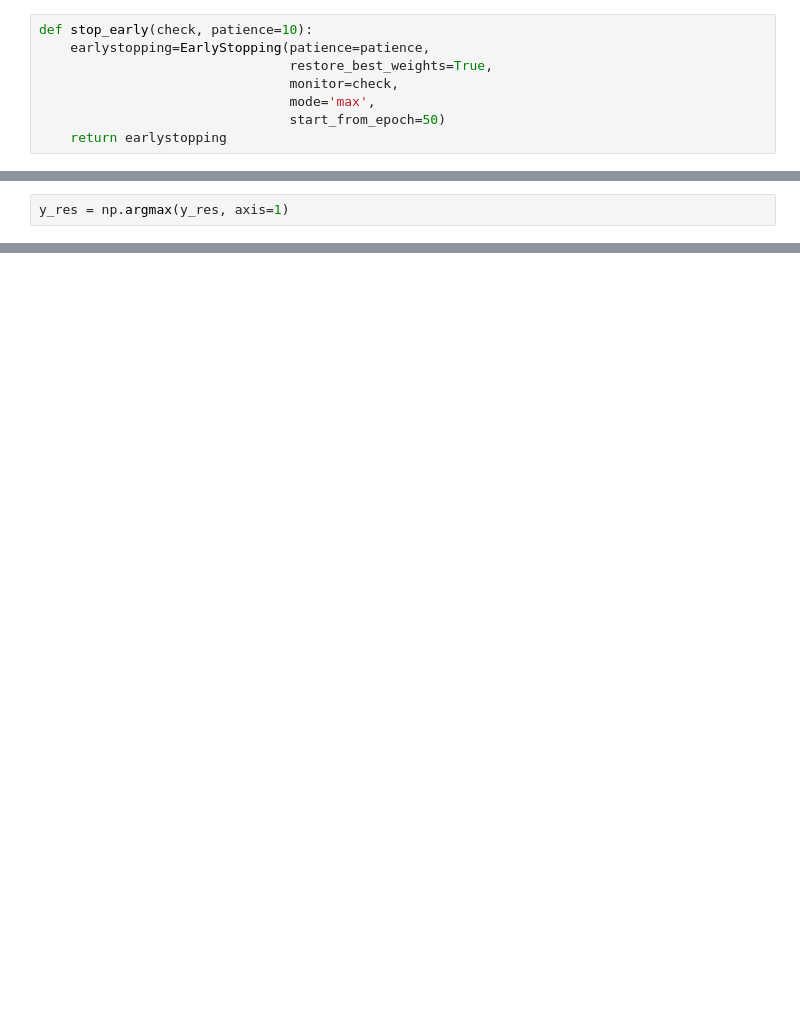
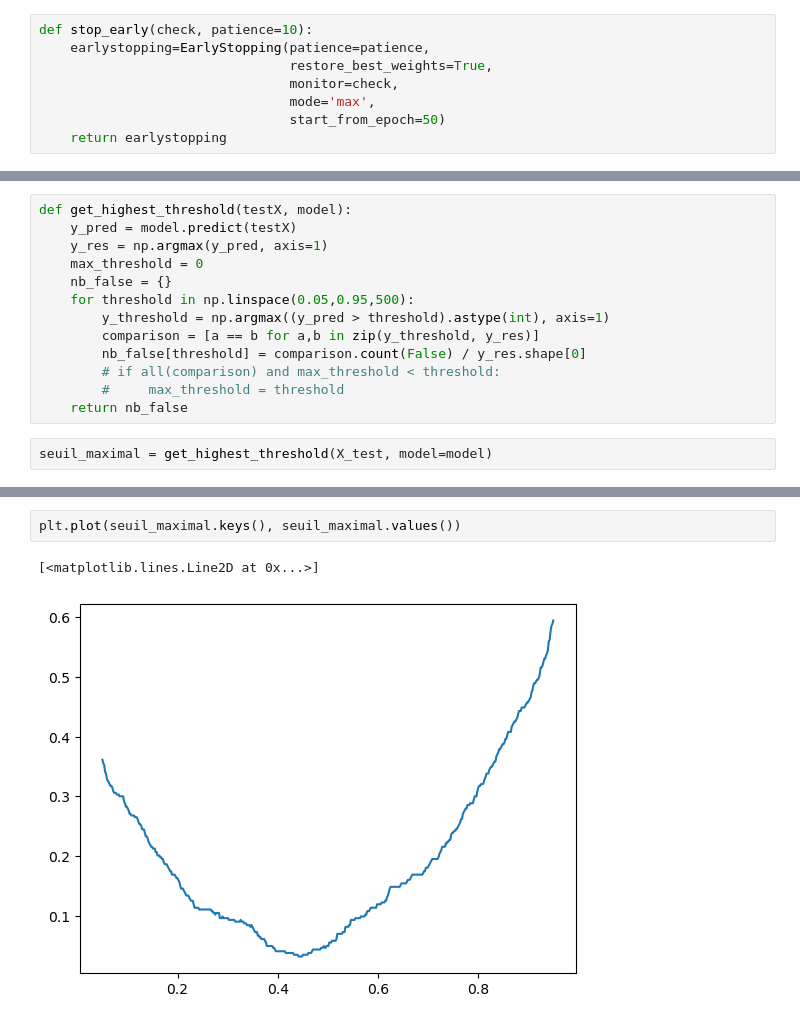
Before and after one commit to dimcaputo/Ital-PIT, a Jupyter notebook: essai.ipynb, the cells around one changed output, grey strips where cells are left out. Cells and saved outputs as stored; diff of their text form; blank space fills up the shorter version.

Commit message:
thresholding tests for the NN results

```diff
--- a/essai.ipynb
+++ b/essai.ipynb
@@ -149,2 +127,0 @@ array([[False,  True, False, ..., False, False, False],
-# %%
-y_res = np.argmax(y_res, axis=1)
@@ -190,0 +128,15 @@ weighted avg       0.86      0.85      0.85       343
+# %%
+def get_highest_threshold(testX, model):
+    y_pred = model.predict(testX)
+    y_res = np.argmax(y_pred, axis=1)
+    max_threshold = 0
+    nb_false = {}
+    for threshold in np.linspace(0.05,0.95,500):
+        y_threshold = np.argmax((y_pred > threshold).astype(int), axis=1)
+        comparison = [a == b for a,b in zip(y_threshold, y_res)]
+        nb_false[threshold] = comparison.count(False) / y_res.shape[0]
+        # if all(comparison) and max_threshold < threshold:
+        #     max_threshold = threshold
+    return nb_false
+# %%
+seuil_maximal = get_highest_threshold(X_test, model=model)
@@ -190,0 +165,5 @@ weighted avg       0.86      0.85      0.85       343
+# %%
+plt.plot(seuil_maximal.keys(), seuil_maximal.values())
+# %% [output]
+[<matplotlib.lines.Line2D at 0x...>]
+[figure, added]
```
Also changed, not shown: parts of 11 cells of this notebook.
